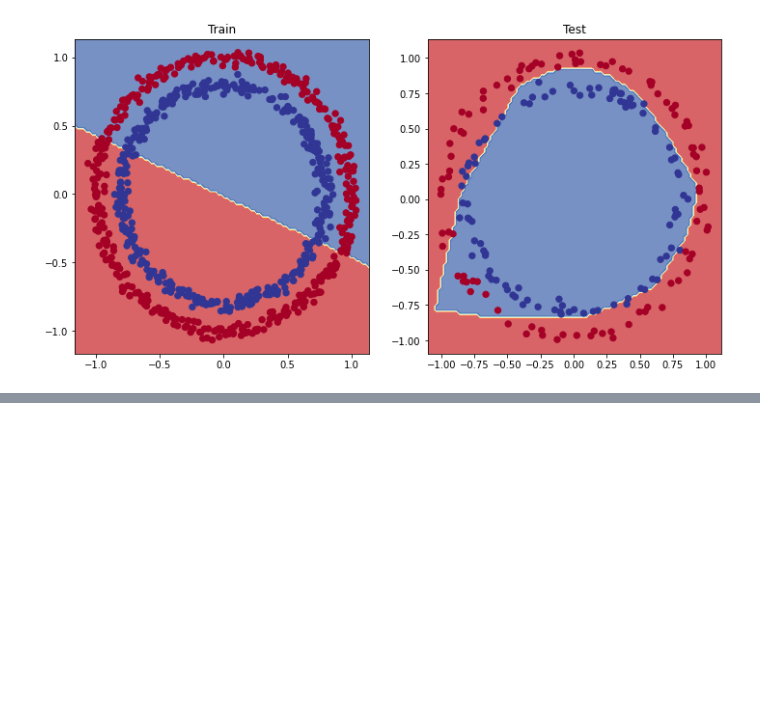
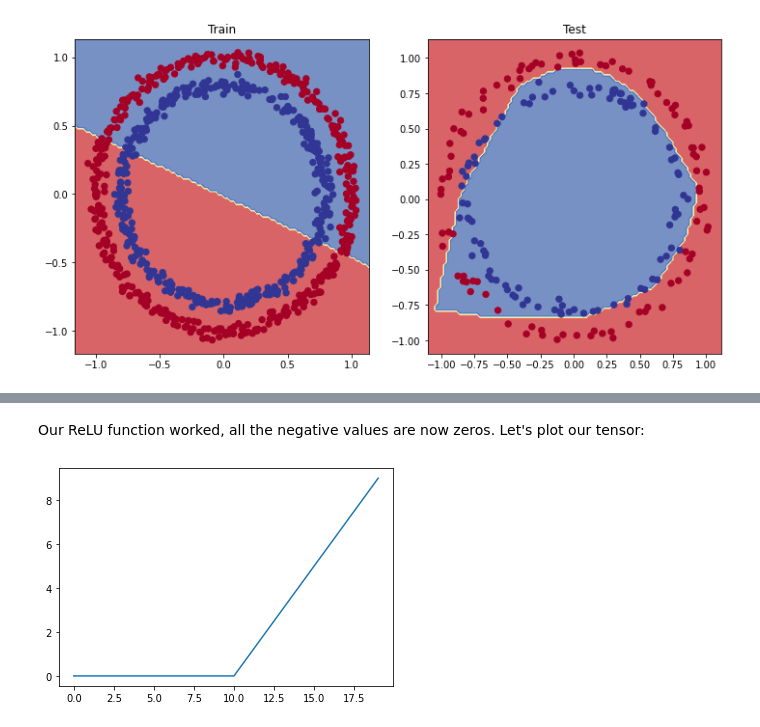
Before and after one commit to MMoronto/pytorch_exercises, a Jupyter notebook: Pytorch_exercises.ipynb, the cells around one changed output, grey strips where cells are left out. Saved outputs shown, nothing was run; the diff lists cells and outputs as text; code cells hidden in the pictures; blank space fills up the shorter version.

```diff
--- a/Pytorch_exercises.ipynb
+++ b/Pytorch_exercises.ipynb
@@ -2377,0 +2411,8 @@ plot_decision_boundary(model_3, X_test, y_test) # model_3 = has non-linearity
+# %% [markdown]
+Our ReLU function worked, all the negative values are now zeros.
+Let's plot our tensor:
+# %%
+# Plot ReLU activated toy tensor
+plt.plot(relu(A));
+# %% [output]
+[figure, added]
```
Also changed, not shown: parts of 17 cells of this notebook.
